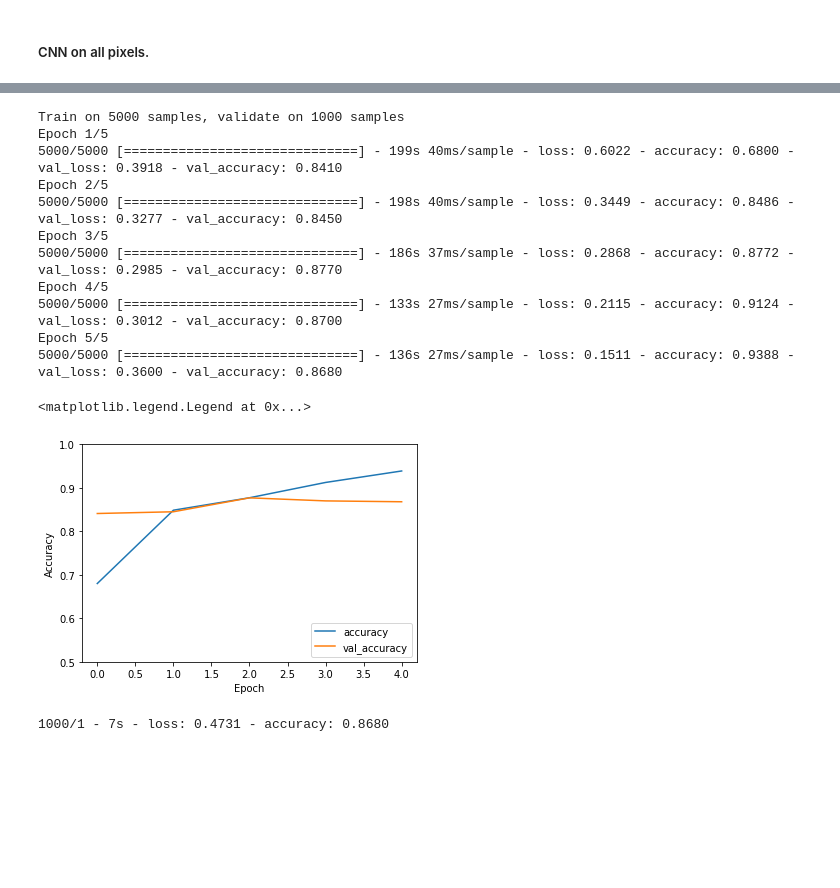
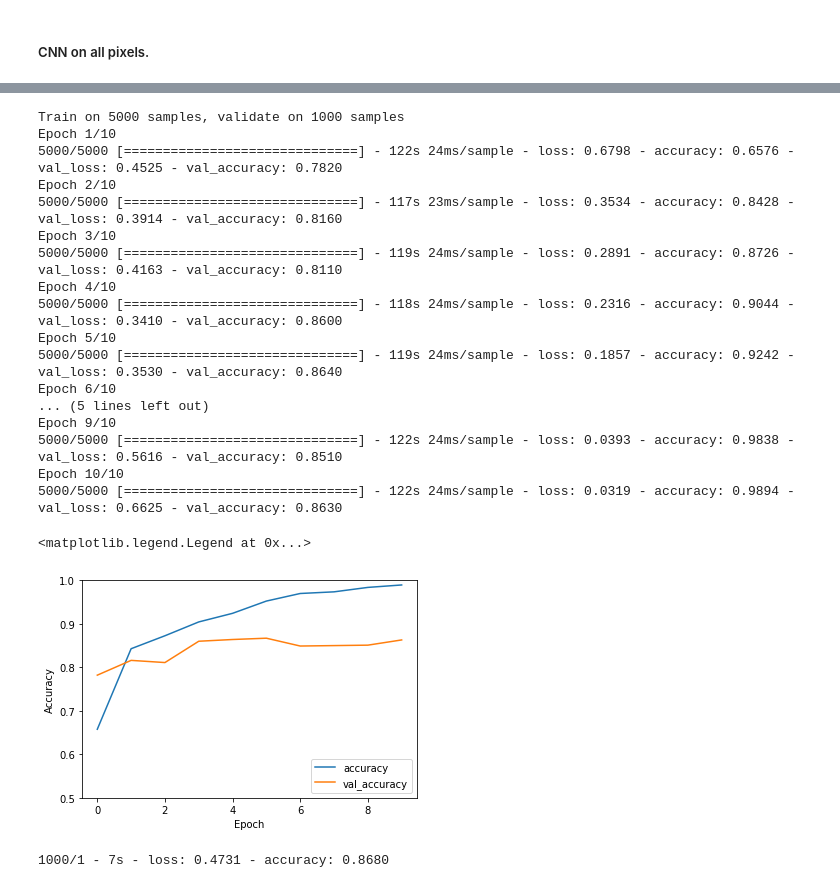
Before and after one commit to KonradChlupka/AMLSassignment19_20, a Jupyter notebook: AMLS_19-20_SN16076397/main_jupyter.ipynb, the cells around one changed output, grey strips where cells are left out. Saved outputs shown, nothing was run; the diff lists cells and outputs as text; code cells hidden in the pictures; blank space fills up the shorter version.

```diff
--- a/AMLS_19-20_SN16076397/main_jupyter.ipynb
+++ b/AMLS_19-20_SN16076397/main_jupyter.ipynb
@@ -396,35 +396,41 @@ _________________________________________________________________
 # %%
 a2_model.compile(
     optimizer="adam", loss="sparse_categorical_crossentropy", metrics=["accuracy"]
 )
 
 history = a2_model.fit(
     a2_X_train_images,
     a2_y_train,
-    epochs=5,
+    epochs=10,
     validation_data=(a2_X_test_images, a2_y_test),
 )
 
 plt.plot(history.history["accuracy"], label="accuracy")
 plt.plot(history.history["val_accuracy"], label="val_accuracy")
 plt.xlabel("Epoch")
 plt.ylabel("Accuracy")
 plt.ylim([0.5, 1])
 plt.legend(loc="lower right")
 # %% [output]
 Train on 5000 samples, validate on 1000 samples
-Epoch 1/5
-5000/5000 [==============================] - 199s 40ms/sample - loss: 0.6022 - accuracy: 0.6800 - val_loss: 0.3918 - val_accuracy: 0.8410
-Epoch 2/5
-5000/5000 [==============================] - 198s 40ms/sample - loss: 0.3449 - accuracy: 0.8486 - val_loss: 0.3277 - val_accuracy: 0.8450
-Epoch 3/5
-5000/5000 [==============================] - 186s 37ms/sample - loss: 0.2868 - accuracy: 0.8772 - val_loss: 0.2985 - val_accuracy: 0.8770
-Epoch 4/5
-5000/5000 [==============================] - 133s 27ms/sample - loss: 0.2115 - accuracy: 0.9124 - val_loss: 0.3012 - val_accuracy: 0.8700
-Epoch 5/5
-5000/5000 [==============================] - 136s 27ms/sample - loss: 0.1511 - accuracy: 0.9388 - val_loss: 0.3600 - val_accuracy: 0.8680
+Epoch 1/10
+5000/5000 [==============================] - 122s 24ms/sample - loss: 0.6798 - accuracy: 0.6576 - val_loss: 0.4525 - val_accuracy: 0.7820
+Epoch 2/10
+5000/5000 [==============================] - 117s 23ms/sample - loss: 0.3534 - accuracy: 0.8428 - val_loss: 0.3914 - val_accuracy: 0.8160
+Epoch 3/10
+5000/5000 [==============================] - 119s 24ms/sample - loss: 0.2891 - accuracy: 0.8726 - val_loss: 0.4163 - val_accuracy: 0.8110
+Epoch 4/10
+5000/5000 [==============================] - 118s 24ms/sample - loss: 0.2316 - accuracy: 0.9044 - val_loss: 0.3410 - val_accuracy: 0.8600
+Epoch 5/10
+5000/5000 [==============================] - 119s 24ms/sample - loss: 0.1857 - accuracy: 0.9242 - val_loss: 0.3530 - val_accuracy: 0.8640
+Epoch 6/10
+... (5 lines left out)
+Epoch 9/10
+5000/5000 [==============================] - 122s 24ms/sample - loss: 0.0393 - accuracy: 0.9838 - val_loss: 0.5616 - val_accuracy: 0.8510
+Epoch 10/10
+5000/5000 [==============================] - 122s 24ms/sample - loss: 0.0319 - accuracy: 0.9894 - val_loss: 0.6625 - val_accuracy: 0.8630
 <matplotlib.legend.Legend at 0x...>
-[figure, old version]
+[figure, new version]
 # %%
 _, a2_cnn_test_accuracy = a2_model.evaluate(a2_X_test_images, a2_y_test, verbose=2)
 # %% [output]
```
Also changed, not shown: parts of 1 cell of this notebook.
